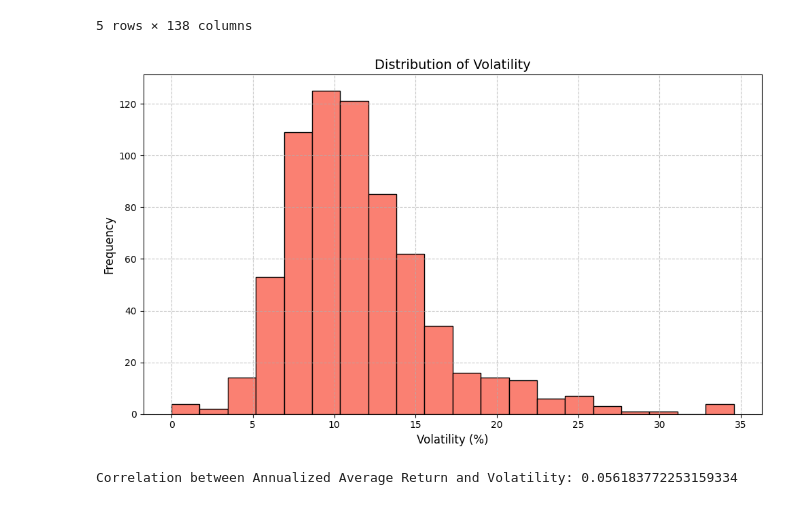
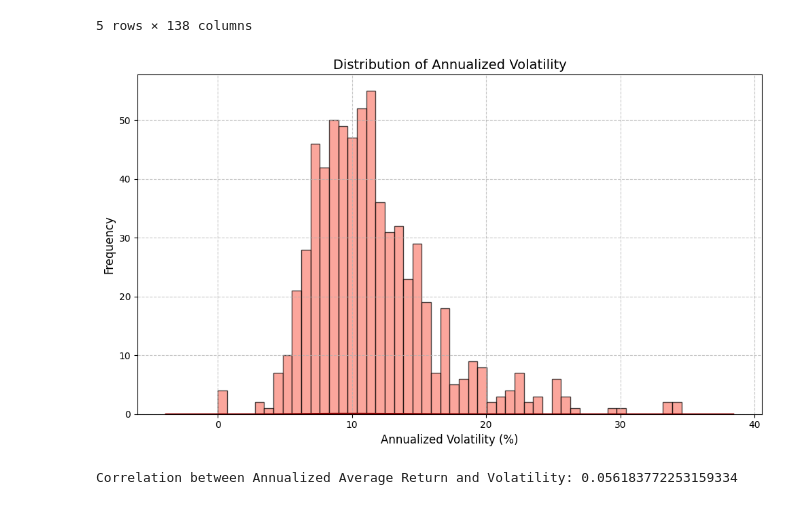
Before and after one commit to linneverh/Sust-Finance, a Jupyter notebook: assignment_1__Q4_finance_(1).ipynb, the cells around one changed output. Saved outputs shown, nothing was run; the diff lists cells and outputs as text; code cells hidden in the pictures.

```diff
--- a/assignment_1__Q4_finance_(1).ipynb
+++ b/assignment_1__Q4_finance_(1).ipynb
@@ -217,18 +225,25 @@ EM_merged_DS_R_USD_M_AYR.head()
 | 146 | BRABEVACNOR1 | AMBEV ON | BR | EM | -0.081488 | 0.087626 | 0.039537 | ... |
 5 rows × 138 columns
 # %%
-#HISTOGRAM FOR VOLATILITY
+import matplotlib.pyplot as plt
+import seaborn as sns
 
+# Plot histogram
 plt.figure(figsize=(10, 6))
-plt.hist(EM_merged_DS_R_USD_M_AYR['Volatility'] * 100, bins=20, color='salmon', edgecolor='black')
-plt.xlabel('Volatility (%)', fontsize=12)
+plt.hist(EM_merged_DS_R_USD_M_AYR['Volatility'] * 100, bins=50,  # Increased bins to 50
+         color='salmon', edgecolor='black', alpha=0.7)  # Added alpha for transparency
+plt.xlabel('Annualized Volatility (%)', fontsize=12)
 plt.ylabel('Frequency', fontsize=12)
-plt.title('Distribution of Volatility', fontsize=14)
+plt.title('Distribution of Annualized Volatility', fontsize=14)
 plt.grid(True, linestyle='--', alpha=0.7)
 plt.tight_layout()
+
+# Add KDE
+sns.kdeplot(EM_merged_DS_R_USD_M_AYR['Volatility'] * 100, color='darkred')  # Added KDE
+
 plt.show()
 # %% [output]
-[figure, old version]
+[figure, new version]
 # %%
 #CORRELATION AAR AND VOLATILITY
 
```
Also changed, not shown: parts of 1 cell of this notebook.
